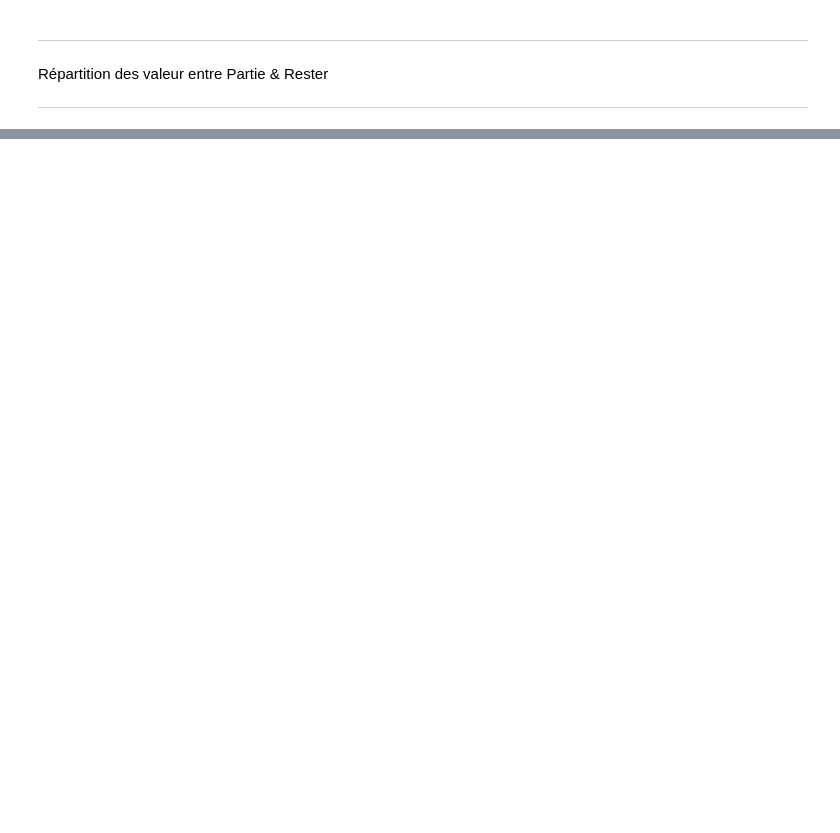
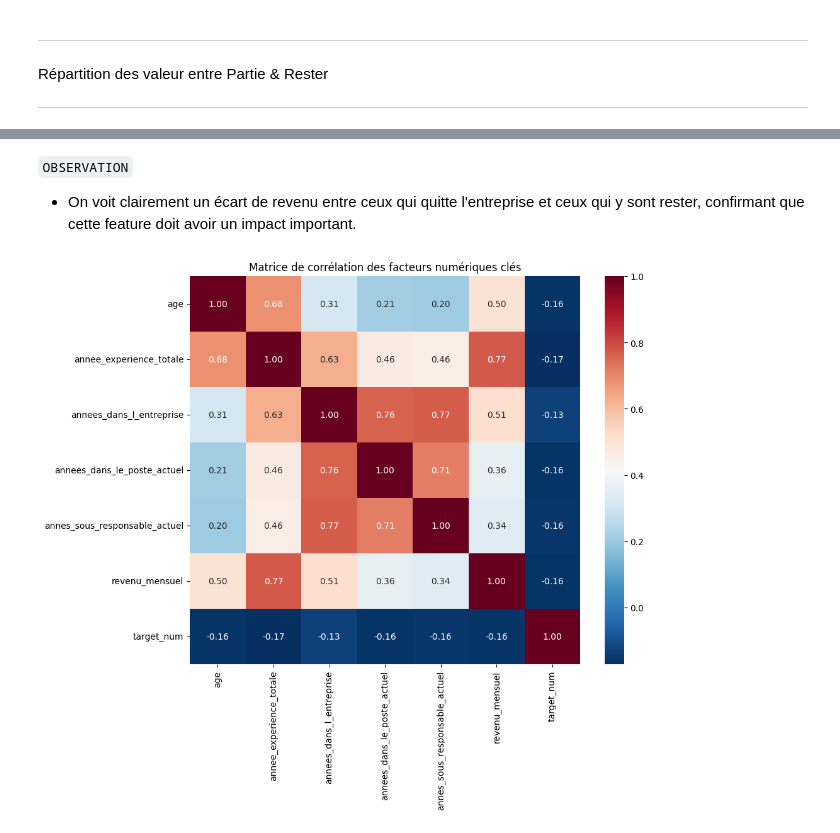
Before and after one commit to Nerion-1337/3_automatically_classify_information, a Jupyter notebook: components/analyse_and_clean.ipynb, the cells around one changed output, grey strips where cells are left out. Cells and saved outputs as stored; diff of their text form; code cells hidden in the pictures; blank space fills up the shorter version.

```diff
--- a/components/analyse_and_clean.ipynb
+++ b/components/analyse_and_clean.ipynb
@@ -173,0 +204,19 @@ See https://pandas.pydata.org/docs/user_guide/migration-3-strings.html#string-mi
+# %% [markdown]
+`OBSERVATION`
+
+- On voit clairement un écart de revenu entre ceux qui quitte l'entreprise et ceux qui y sont rester, confirmant que cette feature doit avoir un impact important.
+# %%
+# Sélection des variables liées au temps et à la satisfaction
+cols_temps = ['age', 'annee_experience_totale', 'annees_dans_l_entreprise',
+              'annees_dans_le_poste_actuel', 'annes_sous_responsable_actuel', 'revenu_mensuel']
+
+# On encode rapidement la cible en numérique (0 ou 1) pour l'inclure dans la corrélation
+df_temp = df.copy()
+df_temp['target_num'] = df_temp['a_quitte_l_entreprise'].map({'Oui': 1, 'Non': 0})
+
+plt.figure(figsize=(10, 8))
+sns.heatmap(df_temp[cols_temps + ['target_num']].corr(), annot=True, cmap='RdBu_r', fmt=".2f")
+plt.title("Matrice de corrélation des facteurs numériques clés")
+plt.show()
+# %% [output]
+[figure, added]
```
Also changed, not shown: parts of 19 cells of this notebook, 4 other files.
